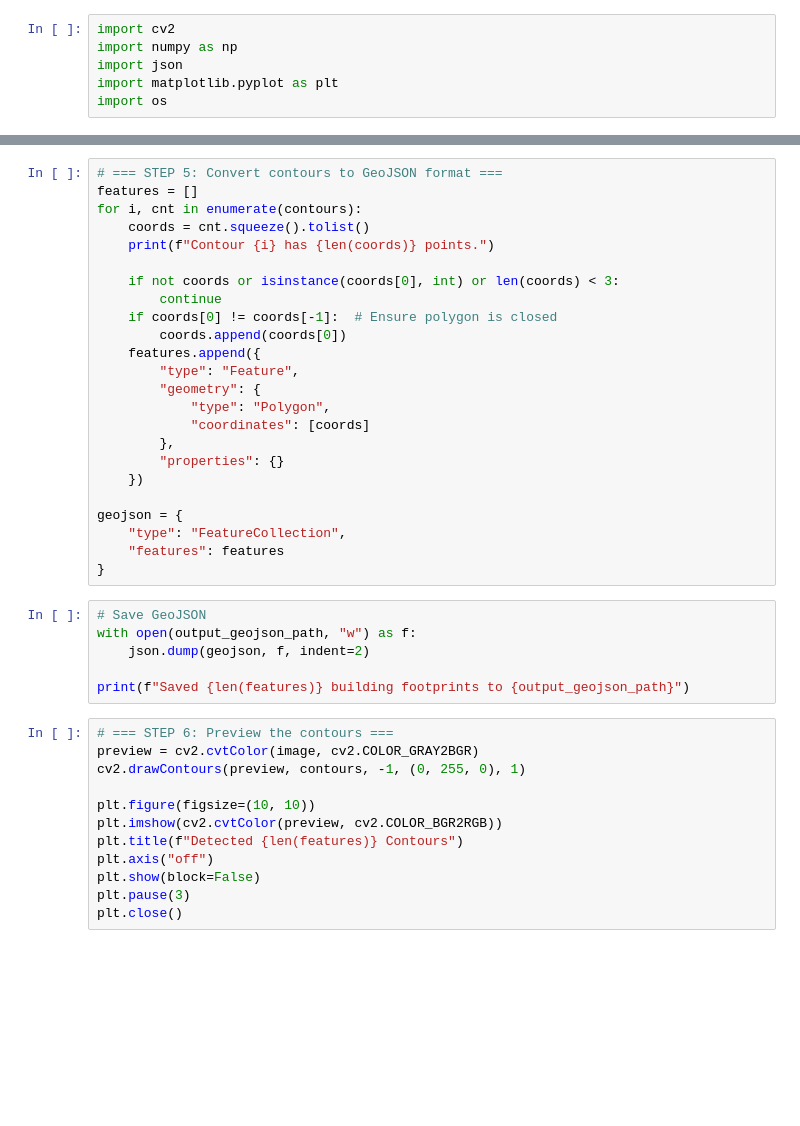
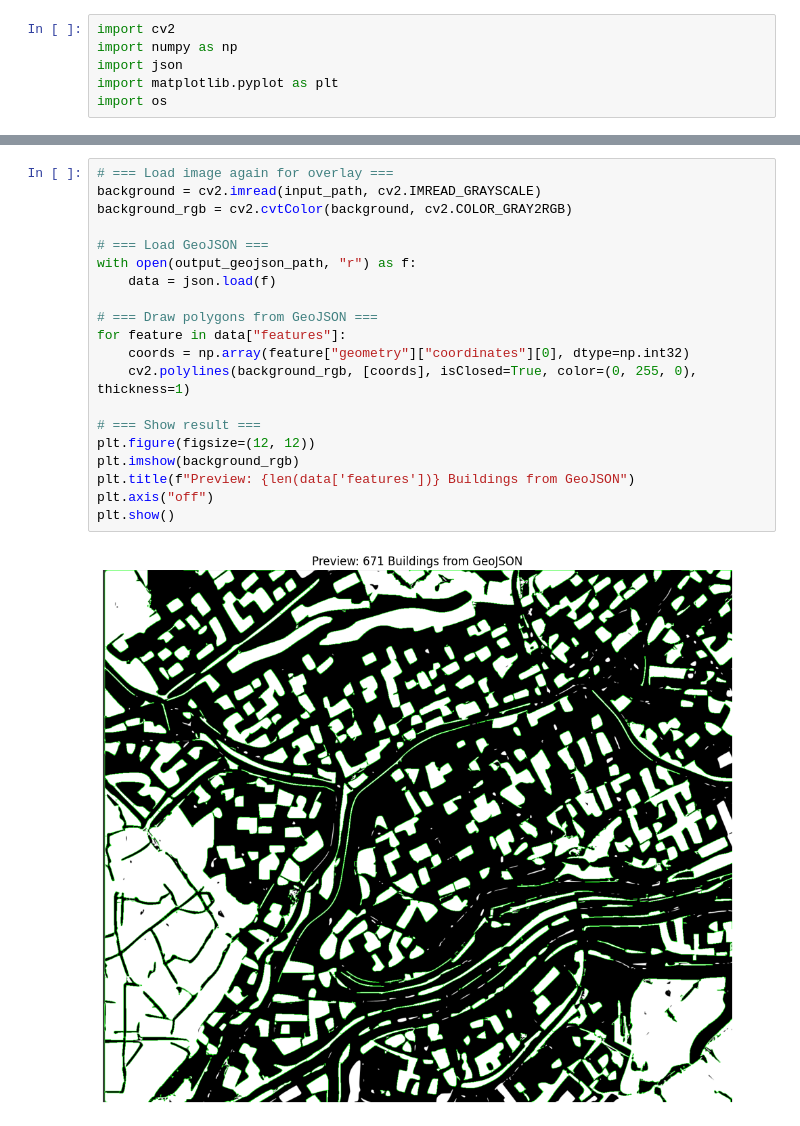
Before and after one commit to PaintDumpster/gg_worlds, a Jupyter notebook: Coutouring_Bldgs/BldgContours.ipynb, the cells around one changed output, grey strips where cells are left out. Saved outputs shown, nothing was run; the diff lists cells and outputs as text; blank space fills up the shorter version.

```diff
--- a/Coutouring_Bldgs/BldgContours.ipynb
+++ b/Coutouring_Bldgs/BldgContours.ipynb
@@ -33,42 +120,22 @@ print(f"Found {len(contours)} raw contours.")
-# %%
-# === STEP 5: Convert contours to GeoJSON format ===
-features = []
-for i, cnt in enumerate(contours):
-    coords = cnt.squeeze().tolist()
-    print(f"Contour {i} has {len(coords)} points.")
-
-    if not coords or isinstance(coords[0], int) or len(coords) < 3:
-        continue
-    if coords[0] != coords[-1]:  # Ensure polygon is closed
-        coords.append(coords[0])
-    features.append({
-        "type": "Feature",
-        "geometry": {
-            "type": "Polygon",
-            "coordinates": [coords]
-        },
-        "properties": {}
-    })
-
-geojson = {
-    "type": "FeatureCollection",
-    "features": features
-}
-# %%
-# Save GeoJSON
-with open(output_geojson_path, "w") as f:
-    json.dump(geojson, f, indent=2)
-
-print(f"Saved {len(features)} building footprints to {output_geojson_path}")
-# %%
-# === STEP 6: Preview the contours ===
-preview = cv2.cvtColor(image, cv2.COLOR_GRAY2BGR)
-cv2.drawContours(preview, contours, -1, (0, 255, 0), 1)
-
-plt.figure(figsize=(10, 10))
-plt.imshow(cv2.cvtColor(preview, cv2.COLOR_BGR2RGB))
-plt.title(f"Detected {len(features)} Contours")
-plt.axis("off")
-plt.show(block=False)
-plt.pause(3)
-plt.close()
+# %%
+# === Load image again for overlay ===
+background = cv2.imread(input_path, cv2.IMREAD_GRAYSCALE)
+background_rgb = cv2.cvtColor(background, cv2.COLOR_GRAY2RGB)
+
+# === Load GeoJSON ===
+with open(output_geojson_path, "r") as f:
+    data = json.load(f)
+
+# === Draw polygons from GeoJSON ===
+for feature in data["features"]:
+    coords = np.array(feature["geometry"]["coordinates"][0], dtype=np.int32)
+    cv2.polylines(background_rgb, [coords], isClosed=True, color=(0, 255, 0), thickness=1)
+
+# === Show result ===
+plt.figure(figsize=(12, 12))
+plt.imshow(background_rgb)
+plt.title(f"Preview: {len(data['features'])} Buildings from GeoJSON")
+plt.axis("off")
+plt.show()
+# %% [output]
+[figure, added]
```
Also changed, not shown: parts of 7 cells of this notebook, 1 other file.
